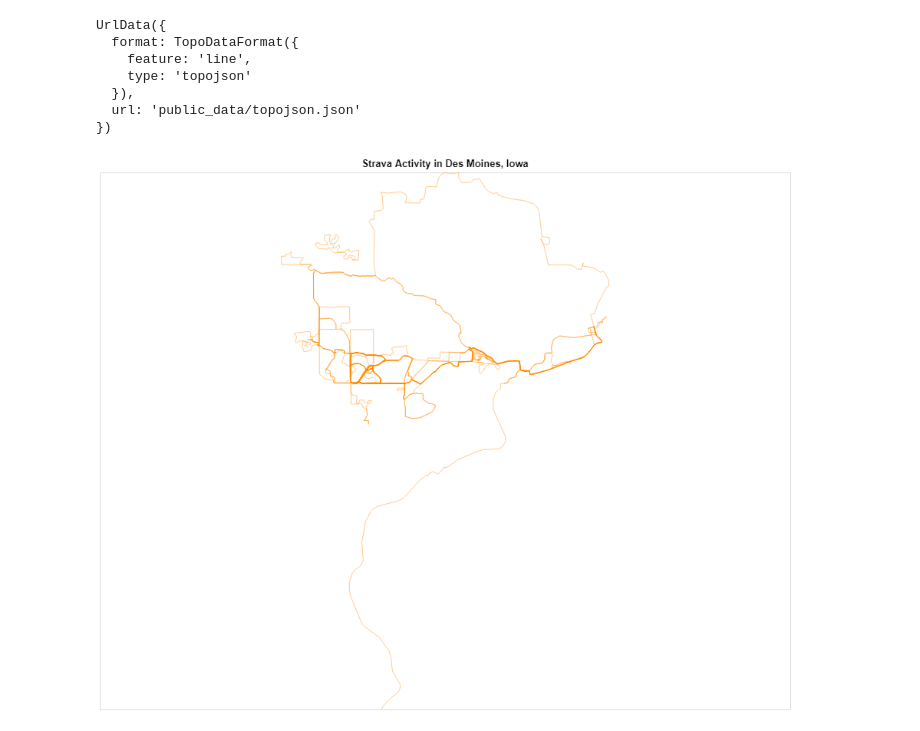
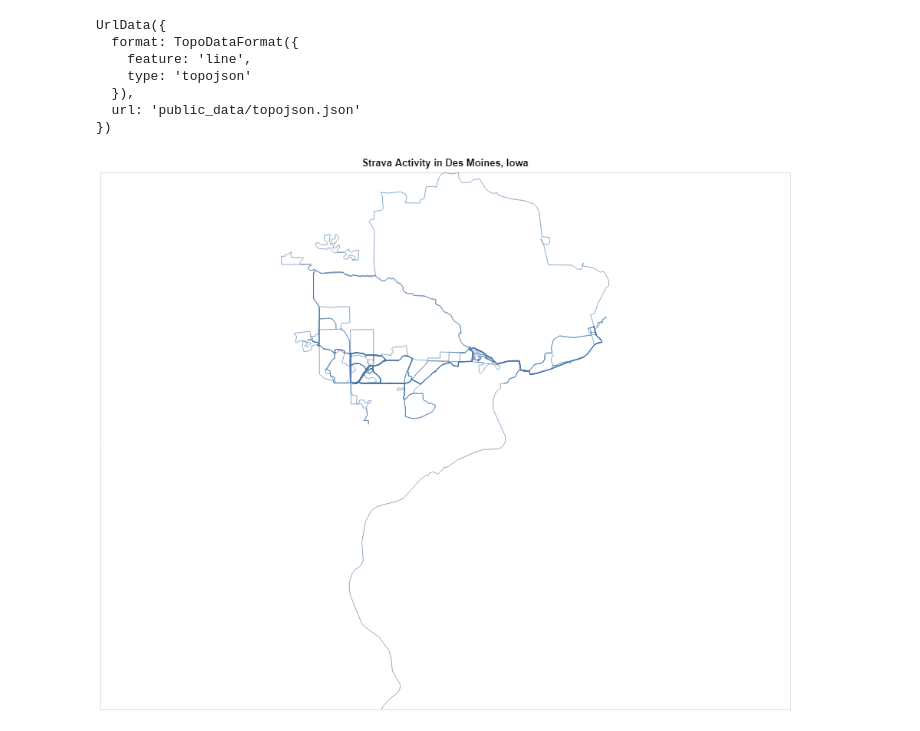
Before and after one commit to knanne/knanne.github.io, a Jupyter notebook: _notebooks/jupyter/visualize_strava_data_in_python.ipynb, the cells around one changed output. Saved outputs shown, nothing was run; the diff lists cells and outputs as text; code cells hidden in the pictures.

```diff
--- a/_notebooks/jupyter/visualize_strava_data_in_python.ipynb
+++ b/_notebooks/jupyter/visualize_strava_data_in_python.ipynb
@@ -602,18 +716,17 @@ UrlData({
 })
 # %%
 chart = alt.Chart(data).mark_geoshape(
-    stroke='darkorange',
-    strokeWidth=.5,
+    strokeWidth=.7,
     opacity=.9,
     filled=False
 ).encode(
     tooltip=[]
 ).properties(
     title='Strava Activity in Des Moines, Iowa',
     width=900,
     height=700
 )
 
 chart
 # %% [output]
-[figure, old version]
+[figure, new version]
```
Also changed, not shown: parts of 29 cells of this notebook, 3 other files.
